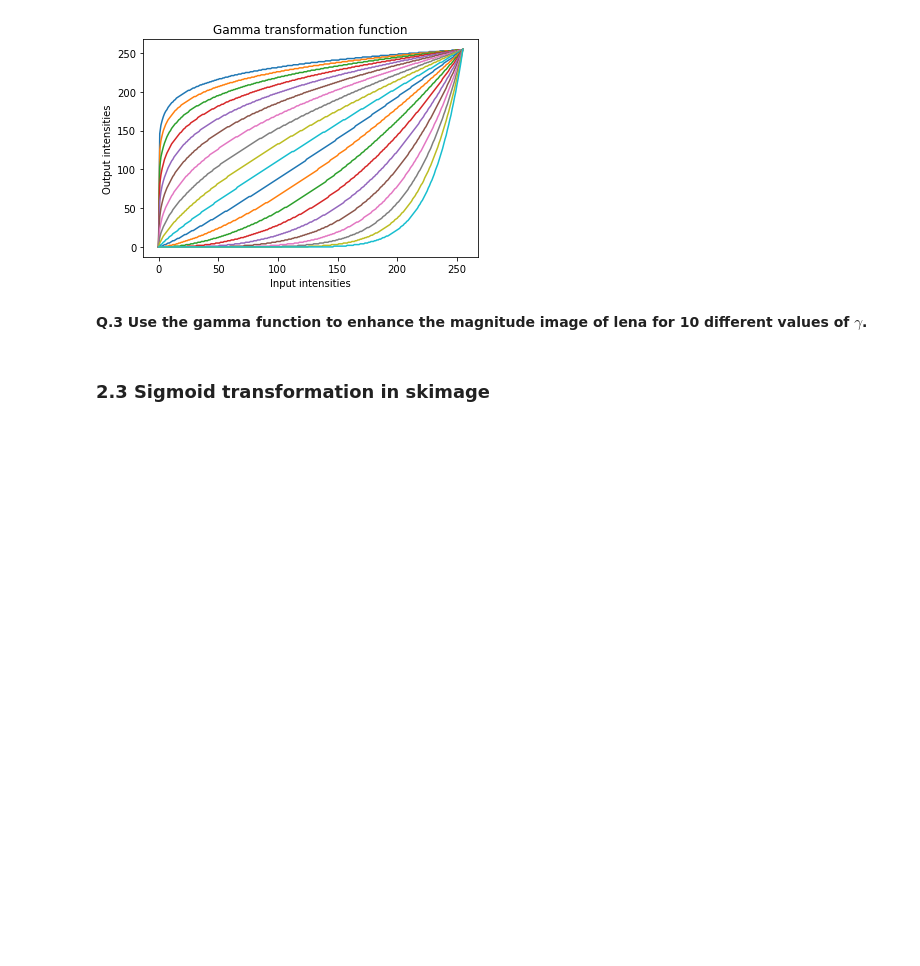
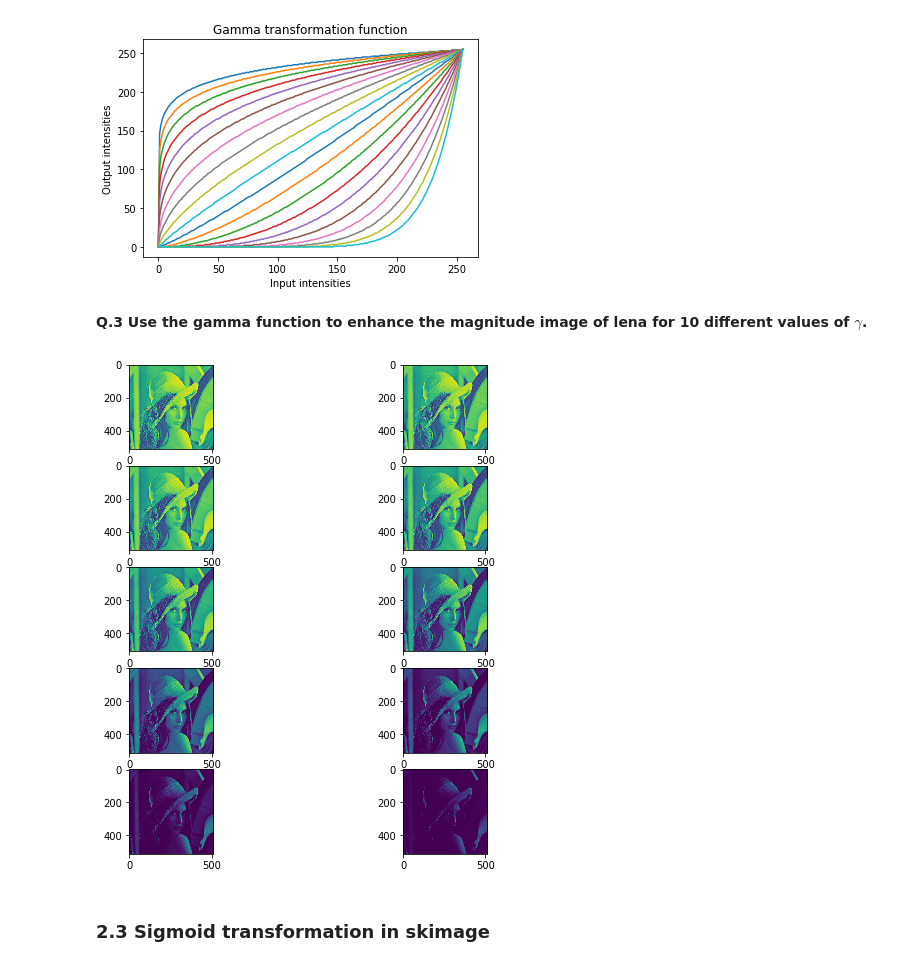
Before and after one commit to NataliaHerreraMurillo/B31XB-IIP-TP-1718, a Jupyter notebook: 2-image-enhancement/2-enhancement.ipynb, the cells around one changed output. Saved outputs shown, nothing was run; the diff lists cells and outputs as text; code cells hidden in the pictures; blank space fills up the shorter version.

```diff
--- a/2-image-enhancement/2-enhancement.ipynb
+++ b/2-image-enhancement/2-enhancement.ipynb
@@ -146,8 +148,8 @@ gamma = np.logspace(-1, 1., num=20)
 
 # Plot the transform function
 plt.figure()
-for g in gamma:
-    plt.plot(x, exposure.adjust_gamma(x, gamma=g, gain=1.))
+for l in gamma:
+    plt.plot(x, exposure.adjust_gamma(x, gamma=l, gain=1.))
 plt.xlabel('Input intensities')
 plt.ylabel('Output intensities')
 plt.title('Gamma transformation function')
@@ -157,6 +159,18 @@ plt.show()
 [figure]
 # %% [markdown]
 **Q.3 Use the gamma function to enhance the  magnitude image of lena for 10 different values of $\gamma$.**
+# %%
+# Define the parameter C
+fig, axs = plt.subplots(nrows=5, ncols=2, figsize=(9, 9))
+axes =axs.ravel()
+
+gamma = np.logspace(-1, 1., num=10)
+plot=0
+for l in gamma:
+    axes[plot].imshow(exposure.adjust_gamma(lena_im, gamma=l, gain=1.))
+    plot=plot + 1
+# %% [output]
+[figure, added]
 # %% [markdown]
 ### 2.3  Sigmoid transformation in skimage
 # %% [markdown]
```
Also changed, not shown: parts of 9 cells of this notebook.
